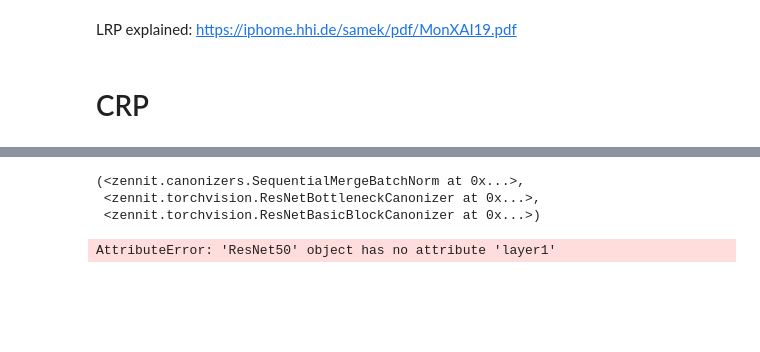
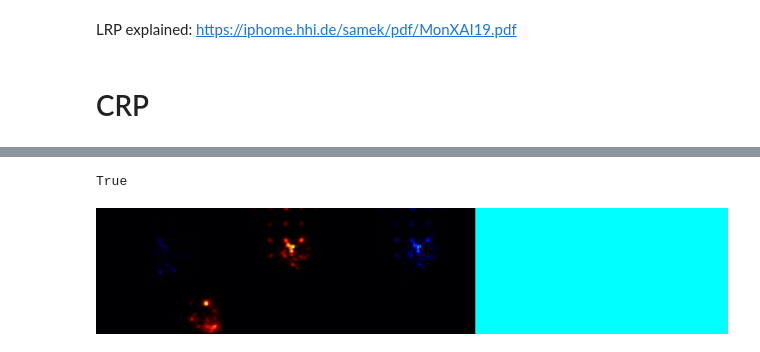
Before and after one commit to karolpustelnik/xai_project, a Jupyter notebook: xai_covid/inference_melanoma.ipynb, the cells around one changed output, grey strips where cells are left out. Drawn from its saved outputs; the diff is of its cells as text; code cells hidden in the pictures; blank space fills up the shorter version.

Commit message:
CRP Hack classes

```diff
--- a/xai_covid/inference_melanoma.ipynb
+++ b/xai_covid/inference_melanoma.ipynb
@@ -27,5 +12,0 @@ def stacked_img(img_path, extra_img):
-# %%
-def iterate_class(dataset, find_melanoma=1):
-    for idx in range(len(dataset)):
-        if dataset[idx][1] == find_melanoma:
-            yield dataset[idx][0].view(1, 3, 256, 256), dataset.lookup_path(idx)
@@ -169,10 +107,0 @@ True 7
-# %%
-canonizer.canonizers
-# %% [output]
-(<zennit.canonizers.SequentialMergeBatchNorm at 0x...>,
- <zennit.torchvision.ResNetBottleneckCanonizer at 0x...>,
- <zennit.torchvision.ResNetBasicBlockCanonizer at 0x...>)
-# %%
-canonizer.canonizers[1]._attribute_map("layer1.0", model.layer1[0])
-# %% [output]
-AttributeError: 'ResNet50' object has no attribute 'layer1'
@@ -184,0 +108,19 @@ composite.handles
+# %%
+from crp.helper import get_layer_names
+from crp.image import imgify
+
+concept_ids = [0, 1, 10, 15, 32] # those are no of channels which we look at (used to define conditions)
+conditions = [{'backbone.layer4.2.conv3': [ids], 'y': [1]} for ids in concept_ids]
+# MUST ALWAYS HAVE LINE LIKE ONE BELOW - HACK
+composite = EpsilonPlusFlat(canonizers=get_canonizer(conditions))
+sample.requires_grad = True # This is not enough if you have multiple conditions
+# - in crp/attribution.py:CondAttribution.__call__ they duplicate data which removes grad requirement from copies
+# WORKAROUND: in the __call__ function mentioned above add data.requires_grad = True before self.check_arguments
+# or never pass a list of conditions
+heatmaps, act, rel, _ = attribution(sample, conditions, composite)
+
+img = imgify(heatmaps, symmetric=True, cmap='coldnhot', grid=(1, len(heatmaps)))
+display(img)
+# %% [output]
+True
+[figure, added]
```
Also changed, not shown: parts of 13 cells of this notebook, 2 other files.
